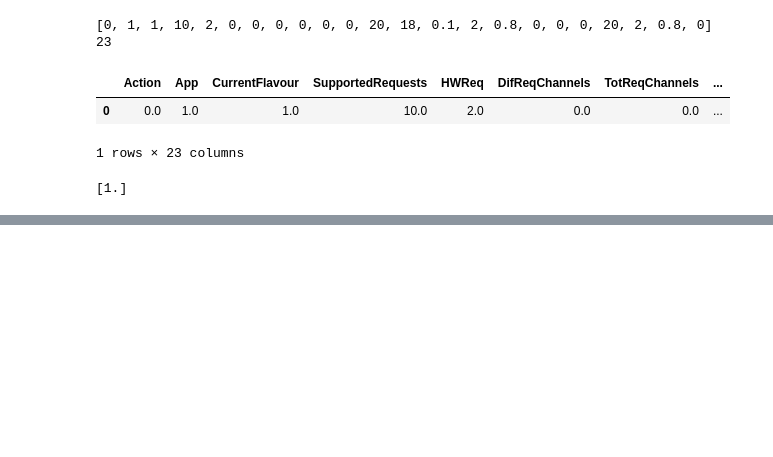
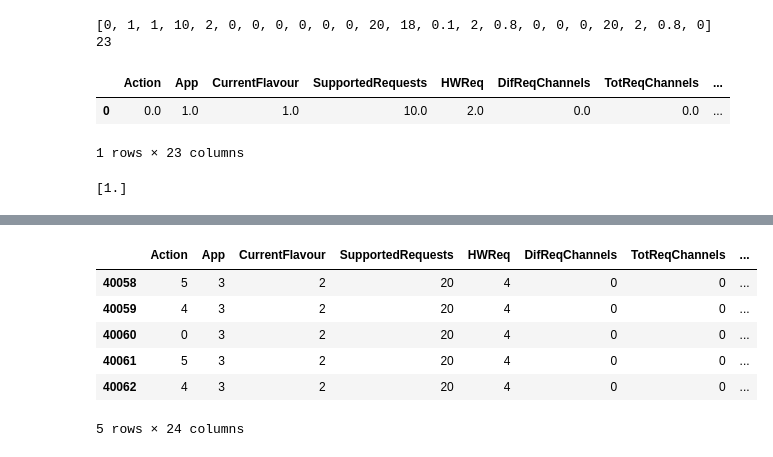
Before and after one commit to acsicuib/Bowser, a Jupyter notebook: notebooks/DeepMario_RF_withSimulationSamples.ipynb, the cells around one changed output, grey strips where cells are left out. Saved outputs shown, nothing was run; the diff lists cells and outputs as text; code cells hidden in the pictures; blank space fills up the shorter version.

```diff
--- a/notebooks/DeepMario_RF_withSimulationSamples.ipynb
+++ b/notebooks/DeepMario_RF_withSimulationSamples.ipynb
@@ -313,0 +323,10 @@ sampleO = [ 1,          1,          2,         10,          2,          2,
+# %%
+df.tail()
+# %% [output]
+|  | Action | App | CurrentFlavour | SupportedRequests | HWReq | DifReqChannels | TotReqChannels | ... |
+| 40058 | 5 | 3 | 2 | 20 | 4 | 0 | 0 | ... |
+| 40059 | 4 | 3 | 2 | 20 | 4 | 0 | 0 | ... |
+| 40060 | 0 | 3 | 2 | 20 | 4 | 0 | 0 | ... |
+| 40061 | 5 | 3 | 2 | 20 | 4 | 0 | 0 | ... |
+| 40062 | 4 | 3 | 2 | 20 | 4 | 0 | 0 | ... |
+5 rows × 24 columns
```
Also changed, not shown: parts of 27 cells of this notebook, 4 other files.
